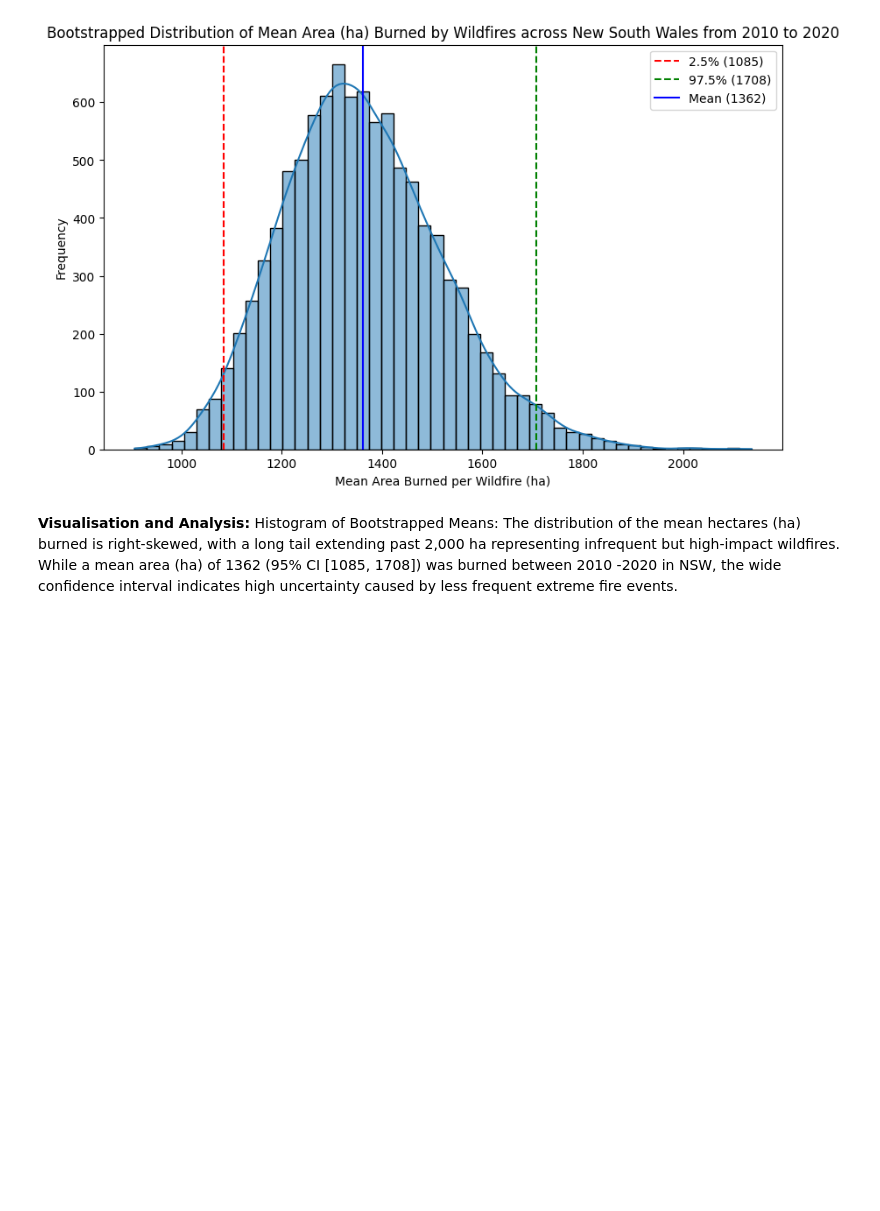
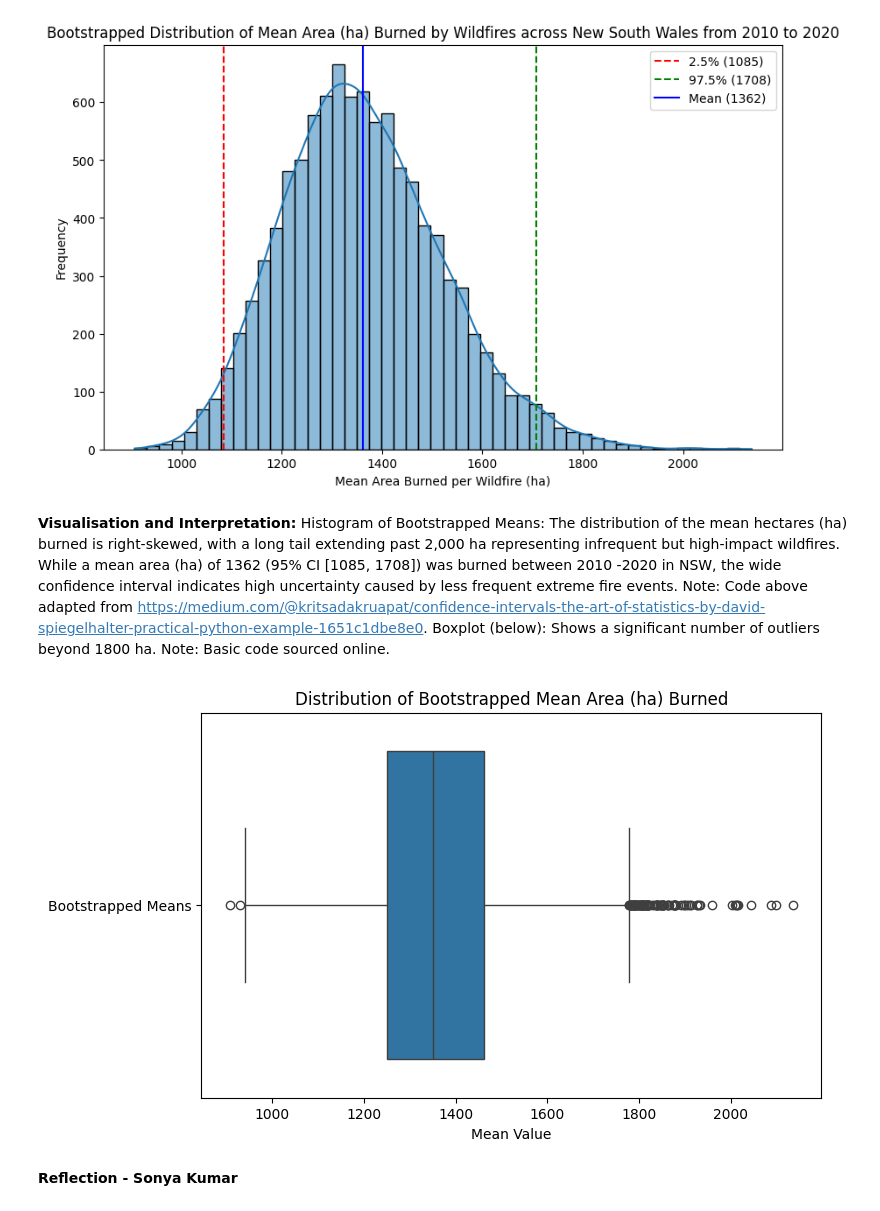
Before and after one commit to sonyakuma-droid/EMSC2010-W2-P1, a Jupyter notebook: EMSC2010_Group_Project_1_BBB.ipynb, the cells around one changed output. Saved outputs shown, nothing was run; the diff lists cells and outputs as text; code cells hidden in the pictures; blank space fills up the shorter version.

```diff
--- a/EMSC2010_Group_Project_1_BBB.ipynb
+++ b/EMSC2010_Group_Project_1_BBB.ipynb
@@ -240,4 +240,21 @@ plt.show() # display figures
 # %% [output]
 [figure]
 # %% [markdown]
-**Visualisation and Analysis:** Histogram of Bootstrapped Means: The distribution of the mean hectares (ha) burned is right-skewed, with a long tail extending past 2,000 ha representing infrequent but high-impact wildfires. While a mean area (ha) of 1362 (95% CI [1085, 1708]) was burned between 2010 -2020 in NSW, the wide confidence interval indicates high uncertainty caused by less frequent extreme fire events.
+**Visualisation and Interpretation:** Histogram of Bootstrapped Means: The distribution of the mean hectares (ha) burned is right-skewed, with a long tail extending past 2,000 ha representing infrequent but high-impact wildfires. While a mean area (ha) of 1362 (95% CI [1085, 1708]) was burned between 2010 -2020 in NSW, the wide confidence interval indicates high uncertainty caused by less frequent extreme fire events.
+Note: Code above adapted from https://medium.com/@kritsadakruapat/confidence-intervals-the-art-of-statistics-by-david-spiegelhalter-practical-python-example-1651c1dbe8e0.
+Boxplot (below): Shows a significant number of outliers beyond 1800 ha.
+Note: Basic code sourced online.
+# %%
+# Convert ouput into pandas DataFrame suitable to plot with Seaborn
+df_boots = pd.DataFrame(bar4, columns=['Bootstrapped Means'])
+
+# Create the box plot
+plt.figure(figsize=(8, 5))
+sns.boxplot(data=df_boots, orient='h') # orient='h', horizontal orientation
+plt.title('Distribution of Bootstrapped Mean Area (ha) Burned')
+plt.xlabel('Mean Value')
+plt.show()
+# %% [output]
+[figure, added]
+# %% [markdown]
+**Reflection - Sonya Kumar**
```
